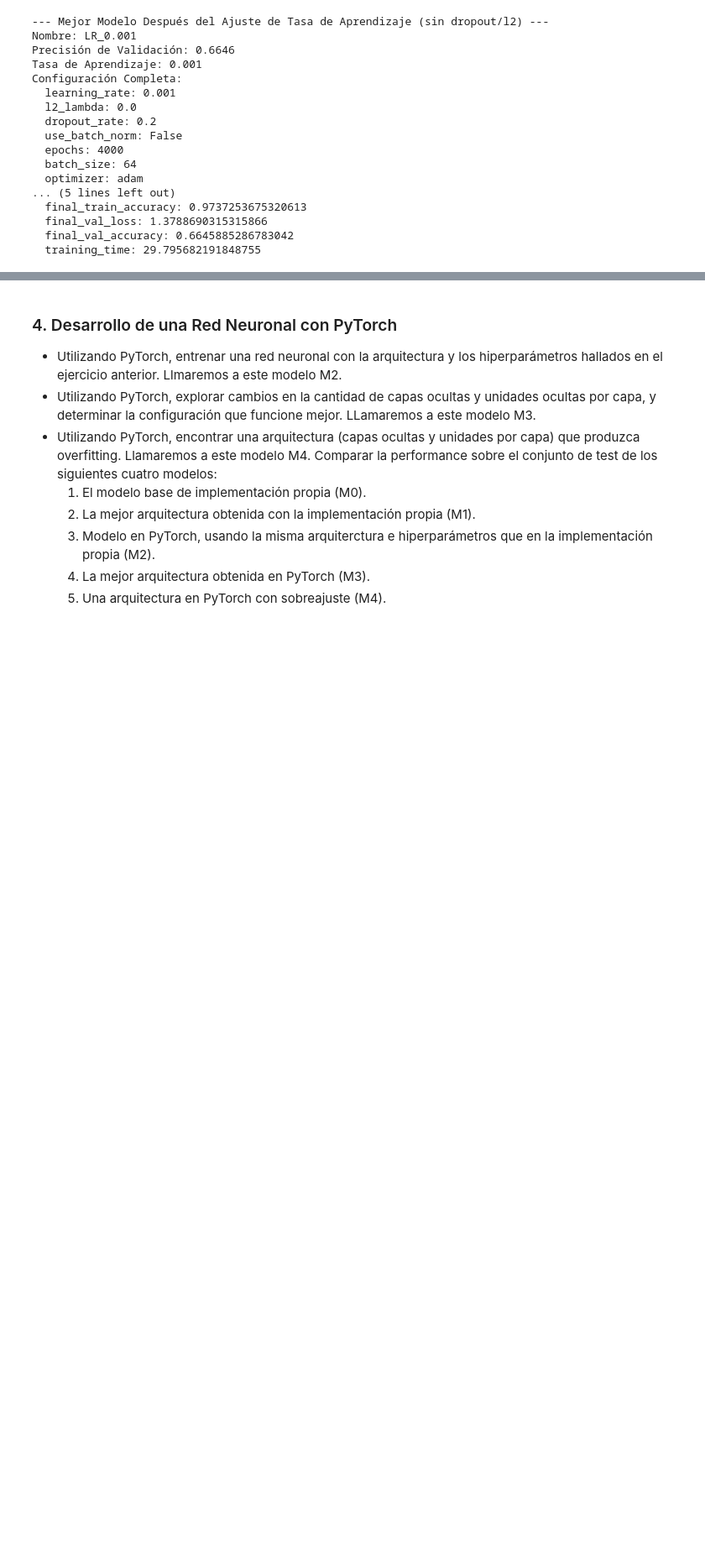
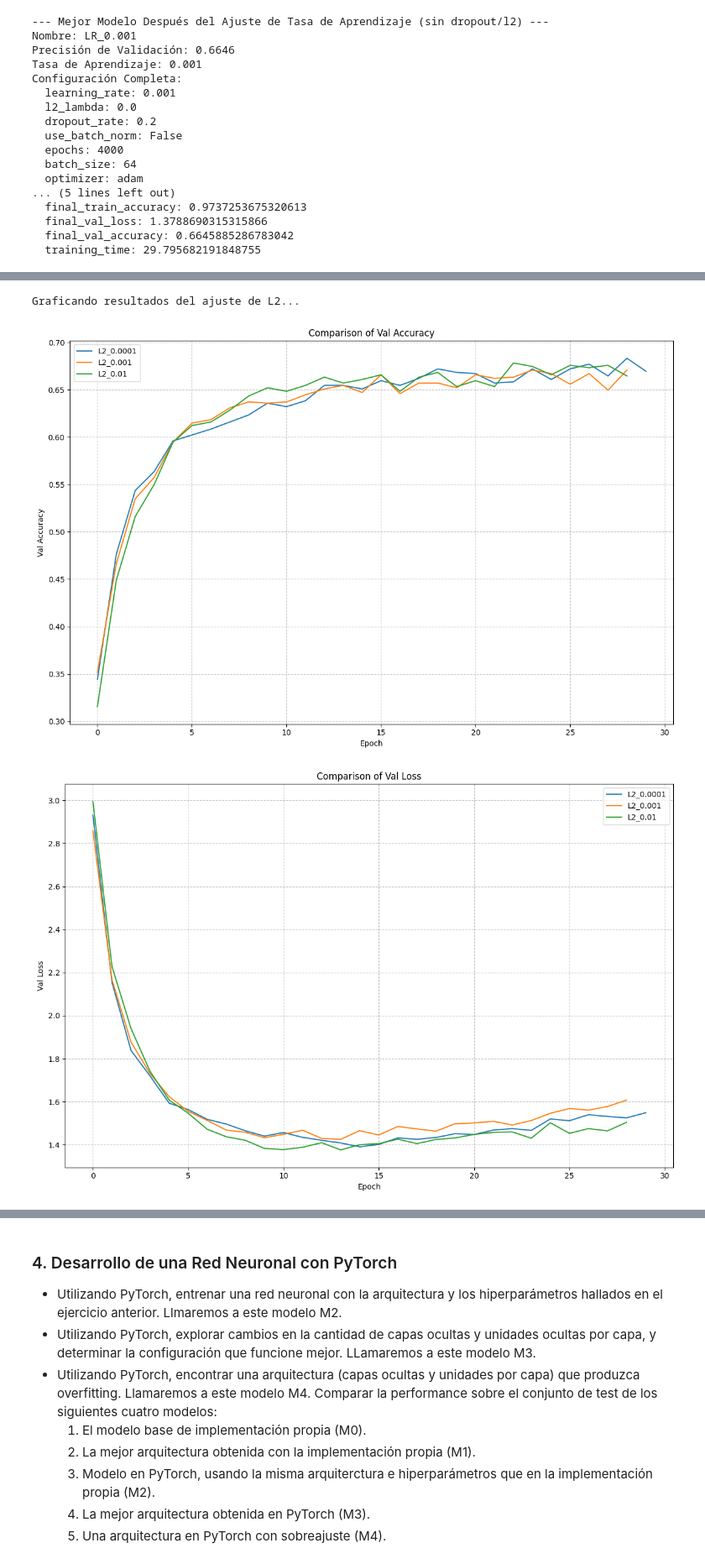
Before and after one commit to elianaostro/ML, a Jupyter notebook: Ostrovsky_Eliana_TP3/Ostrovsky_Eliana_Notebook_TP3.ipynb, the cells around one changed output, grey strips where cells are left out. Shown at 84% size. Saved outputs shown, nothing was run; the diff lists cells and outputs as text; code cells hidden in the pictures; blank space fills up the shorter version.

```diff
--- a/Ostrovsky_Eliana_TP3/Ostrovsky_Eliana_Notebook_TP3.ipynb
+++ b/Ostrovsky_Eliana_TP3/Ostrovsky_Eliana_Notebook_TP3.ipynb
@@ -536,15 +554,19 @@ l2_tuning_results = run_experiments(
 # %%
 print("\nGraficando resultados del ajuste de L2...")
-plot_experiment_results(l2_tuning_results, metric='val_accuracy', title_suffix=" - Ajuste de L2")
-plot_experiment_results(l2_tuning_results, metric='val_loss', title_suffix=" - Ajuste de L2")
-compare_final_metrics(l2_tuning_results, title_suffix=" - Ajuste de L2")
+plot_experiment_results(l2_tuning_results, metric='val_accuracy')
+plot_experiment_results(l2_tuning_results, metric='val_loss')
+compare_final_metrics(l2_tuning_results)
 
 best_l2_tuned_model = max(l2_tuning_results, key=lambda x: x.get('final_val_accuracy', -float('inf')))
 print(f"\n--- Mejor Modelo Después del Ajuste de L2 ---")
 print(f"Nombre: {best_l2_tuned_model.get('name', 'N/A')}")
 print(f"Precisión de Validación: {best_l2_tuned_model.get('final_val_accuracy', 'N/A'):.4f}")
 print(f"L2 Lambda: {best_l2_tuned_model.get('l2_lambda', 'N/A')}")
 print(f"Configuración Completa:")
 for key, value in best_l2_tuned_model.items():
     if key not in ['history']:
         print(f"  {key}: {value}")
+# %% [output]
+Graficando resultados del ajuste de L2...
+[figure, added]
+[figure, added]
```
Also changed, not shown: parts of 17 cells of this notebook, 4 other files.
